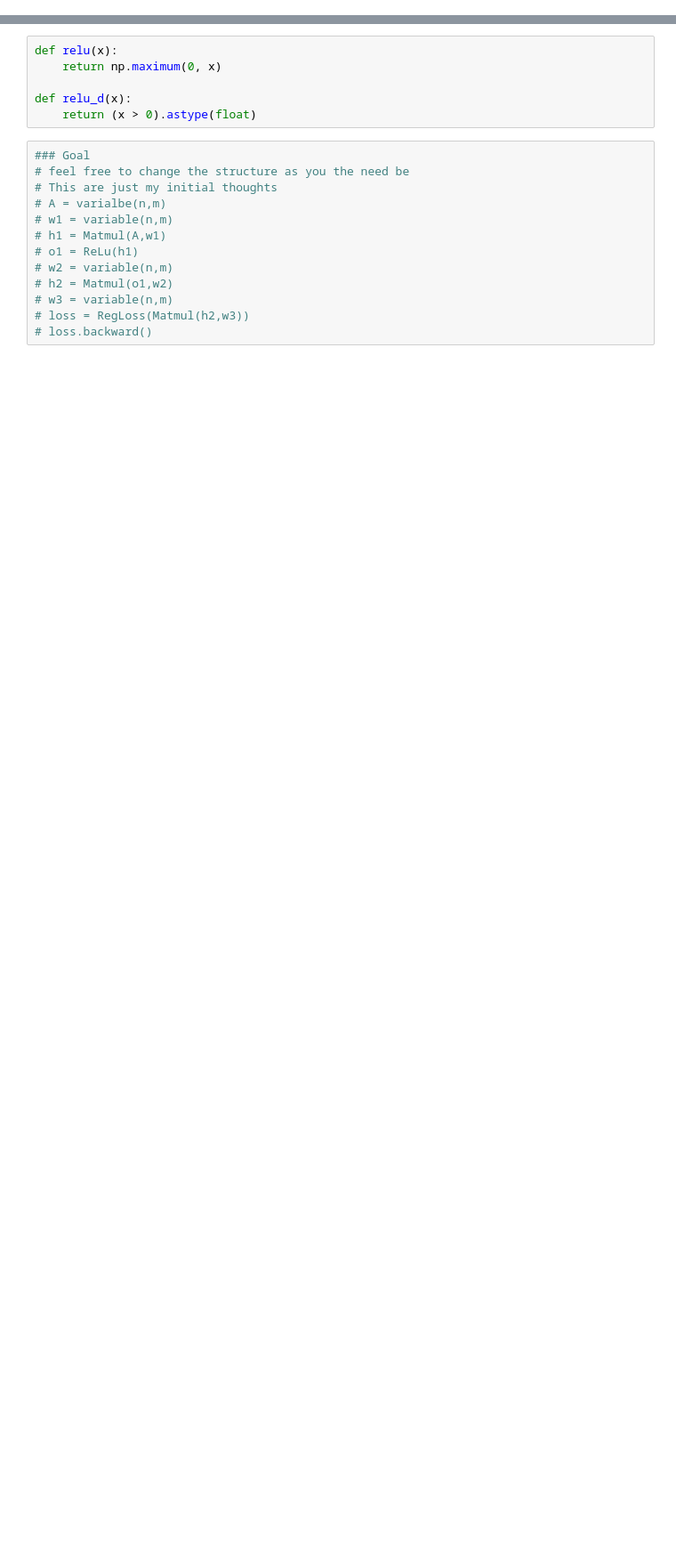
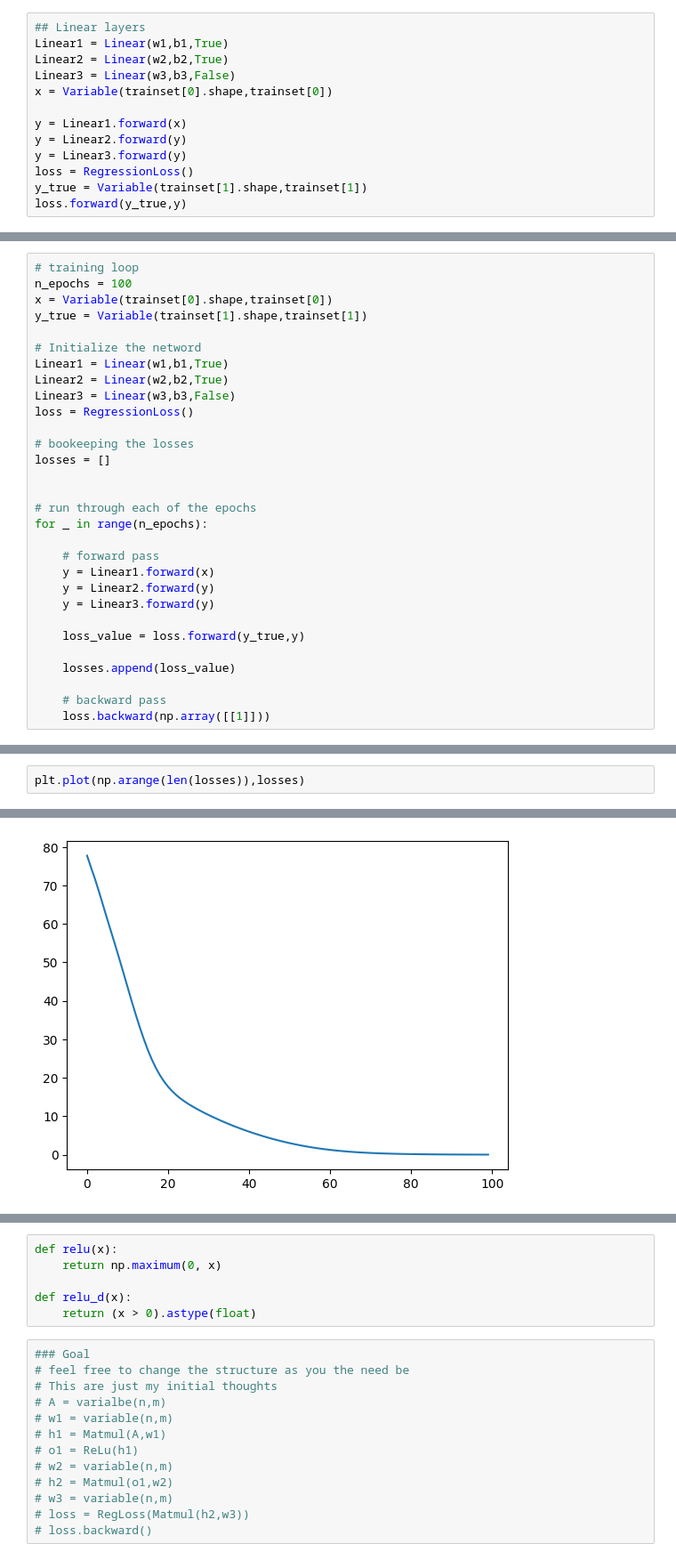
Before and after one commit to kirtan517/Syde-599, a Jupyter notebook: Assignment-1/Assignment-1.ipynb, the cells around one changed output, grey strips where cells are left out. Shown at 89% size. Cells and saved outputs as stored; diff of their text form; blank space fills up the shorter version.

```diff
--- a/Assignment-1/Assignment-1.ipynb
+++ b/Assignment-1/Assignment-1.ipynb
@@ -102,0 +221,13 @@ class Addition:
+# %%
+## Linear layers
+Linear1 = Linear(w1,b1,True)
+Linear2 = Linear(w2,b2,True)
+Linear3 = Linear(w3,b3,False)
+x = Variable(trainset[0].shape,trainset[0])
+
+y = Linear1.forward(x)
+y = Linear2.forward(y)
+y = Linear3.forward(y)
+loss = RegressionLoss()
+y_true = Variable(trainset[1].shape,trainset[1])
+loss.forward(y_true,y)
@@ -102,0 +236,30 @@ class Addition:
+# %%
+# training loop
+n_epochs = 100
+x = Variable(trainset[0].shape,trainset[0])
+y_true = Variable(trainset[1].shape,trainset[1])
+
+# Initialize the netword
+Linear1 = Linear(w1,b1,True)
+Linear2 = Linear(w2,b2,True)
+Linear3 = Linear(w3,b3,False)
+loss = RegressionLoss()
+
+# bookeeping the losses
+losses = []
+
+
+# run through each of the epochs
+for _ in range(n_epochs):
+
+    # forward pass
+    y = Linear1.forward(x)
+    y = Linear2.forward(y)
+    y = Linear3.forward(y)
+
+    loss_value = loss.forward(y_true,y)
+
+    losses.append(loss_value)
+
+    # backward pass
+    loss.backward(np.array([[1]]))
@@ -102,0 +286,3 @@ class Addition:
+# %%
+plt.plot(np.arange(len(losses)),losses)
+# %% [output]
@@ -102,0 +290 @@ class Addition:
+[figure, added]
```
Also changed, not shown: parts of 24 cells of this notebook, 1 other file.
